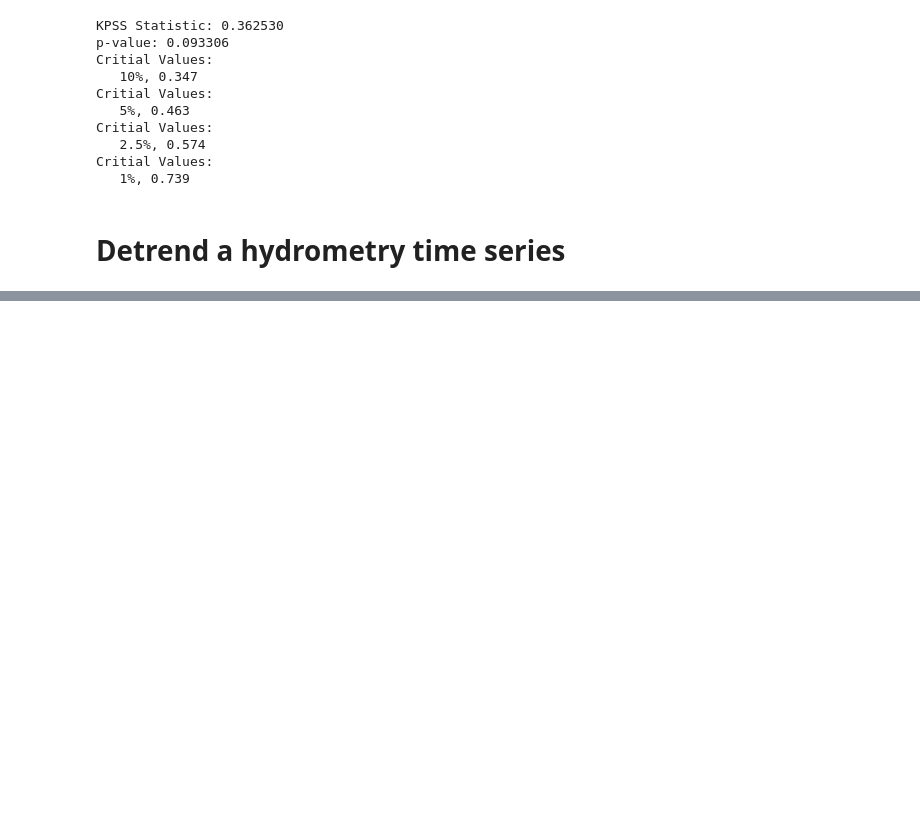
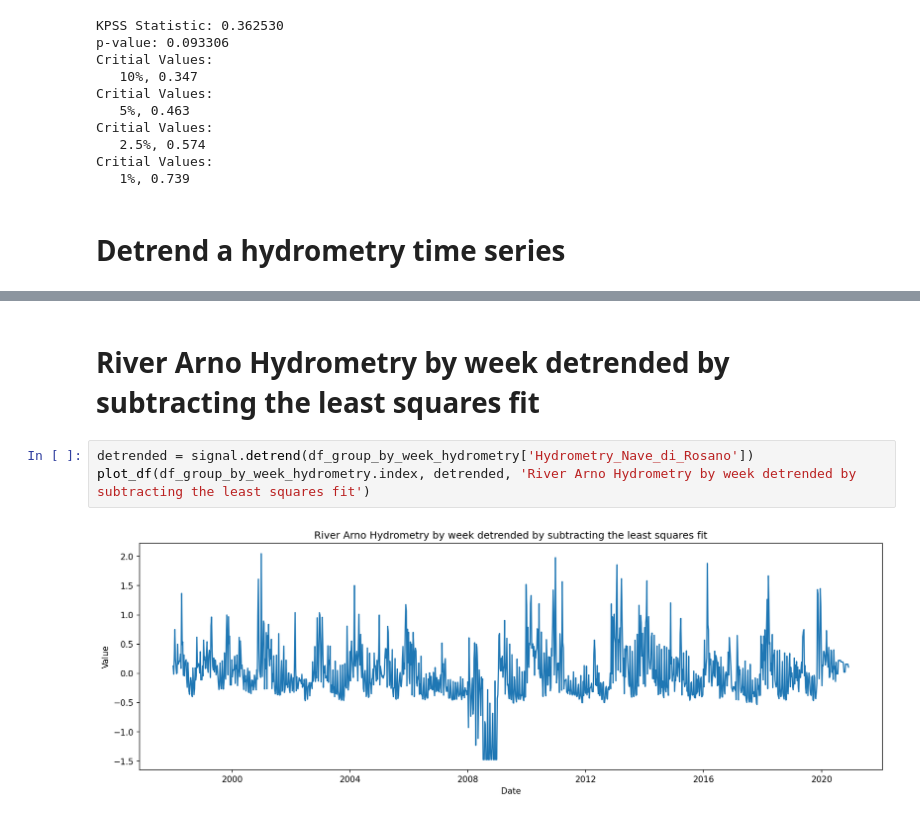
Before and after one commit to haga96/water_availability_prediction_in_Italy, a Jupyter notebook: River Arno.ipynb, the cells around one changed output, grey strips where cells are left out. Saved outputs shown, nothing was run; the diff lists cells and outputs as text; blank space fills up the shorter version.

```diff
--- a/River Arno.ipynb
+++ b/River Arno.ipynb
@@ -450,0 +485,7 @@ https://www.machinelearningplus.com/time-series/time-series-analysis-python/
+# %% [markdown]
+# River Arno Hydrometry by week detrended by subtracting the least squares fit
+# %%
+detrended = signal.detrend(df_group_by_week_hydrometry['Hydrometry_Nave_di_Rosano'])
+plot_df(df_group_by_week_hydrometry.index, detrended, 'River Arno Hydrometry by week detrended by subtracting the least squares fit')
+# %% [output]
+[figure, added]
```
Also changed, not shown: parts of 23 cells of this notebook.
